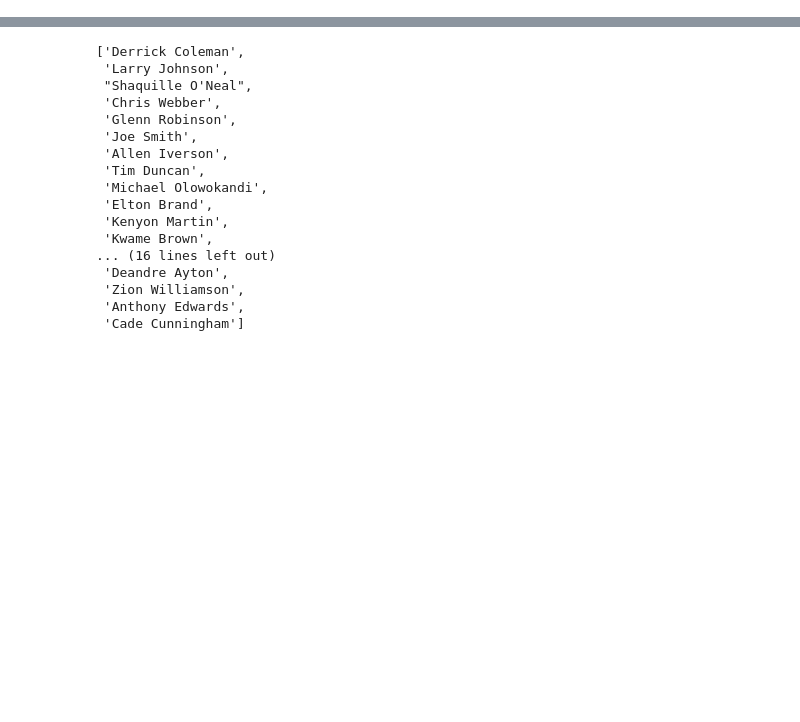
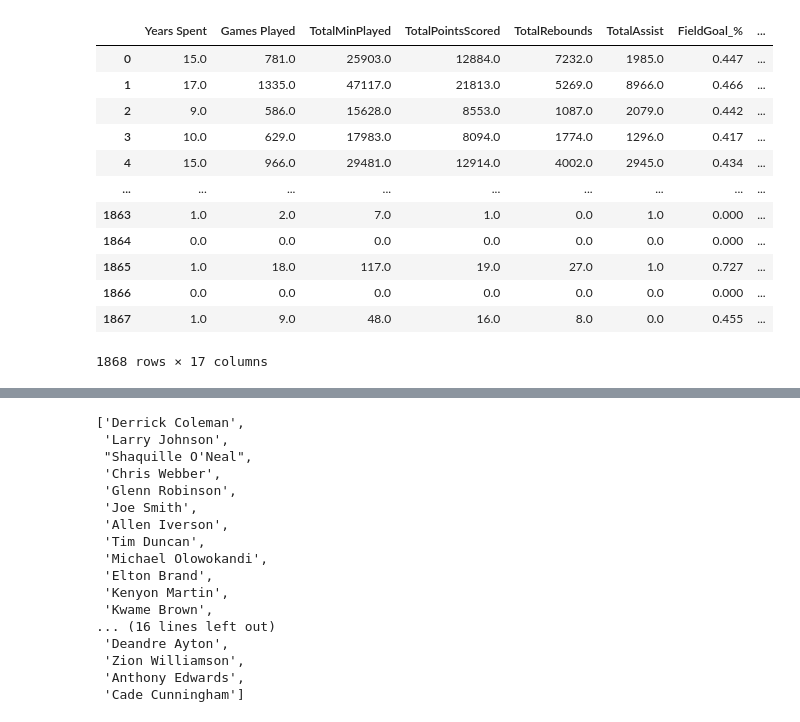
Before and after one commit to YoussoufIY/NBA-Draft-Analysis, a Jupyter notebook: NBA Project.ipynb, the cells around one changed output, grey strips where cells are left out. Cells and saved outputs as stored; diff of their text form; code cells hidden in the pictures; blank space fills up the shorter version.

Commit message:
Starts cleaning and organizing the data sets

```diff
--- a/NBA Project.ipynb
+++ b/NBA Project.ipynb
@@ -25,0 +80,11 @@ player_draft_list_df
+# %%
+# Reorganizing the columns using double brackets
+organized_nba_data = renamed_player_draft_list_df_reduced[['Pick', 'Teams','Draft Year','Player', 'Affiliations',
+       'Years Spent', 'Games Played', 'TotalMinPlayed',
+       'TotalPointsScored', 'TotalRebounds', 'TotalAssist', 'FieldGoal_%',
+       '3point_% ', 'FreeThrow_%', 'Win Shares', 'Win_sharesPer48mins',
+       'BoxPlus-Minus', 'ValueOverReplacementPlayer', 'AveMinPerGame',
+       'AvePointsPerGame', 'AveReboundPerGame', 'AveAssistPerGame'
+       ]]
+
+organized_nba_data.head()
@@ -25,0 +99,28 @@ player_draft_list_df
+# %%
+# The columns we selected with missing data are all numbered value, so we can fill NaNs with 0
+#df.replace(np.nan, 0)
+
+
+# Selecting multiple columns
+selected_columns = organized_nba_data[['Years Spent', 'Games Played', 'TotalMinPlayed',
+       'TotalPointsScored', 'TotalRebounds', 'TotalAssist', 'FieldGoal_%',
+       '3point_% ', 'FreeThrow_%', 'Win Shares', 'Win_sharesPer48mins',
+       'BoxPlus-Minus', 'ValueOverReplacementPlayer', 'AveMinPerGame',
+       'AvePointsPerGame', 'AveReboundPerGame', 'AveAssistPerGame',]]
+
+organized_nba_data2 = selected_columns.replace(np.nan, 0)
+organized_nba_data2
+# %% [output]
+|  | Years Spent | Games Played | TotalMinPlayed | TotalPointsScored | TotalRebounds | TotalAssist | FieldGoal_% | ... |
+| 0 | 15.0 | 781.0 | 25903.0 | 12884.0 | 7232.0 | 1985.0 | 0.447 | ... |
+| 1 | 17.0 | 1335.0 | 47117.0 | 21813.0 | 5269.0 | 8966.0 | 0.466 | ... |
+| 2 | 9.0 | 586.0 | 15628.0 | 8553.0 | 1087.0 | 2079.0 | 0.442 | ... |
+| 3 | 10.0 | 629.0 | 17983.0 | 8094.0 | 1774.0 | 1296.0 | 0.417 | ... |
+| 4 | 15.0 | 966.0 | 29481.0 | 12914.0 | 4002.0 | 2945.0 | 0.434 | ... |
+| ... | ... | ... | ... | ... | ... | ... | ... | ... |
+| 1863 | 1.0 | 2.0 | 7.0 | 1.0 | 0.0 | 1.0 | 0.000 | ... |
+| 1864 | 0.0 | 0.0 | 0.0 | 0.0 | 0.0 | 0.0 | 0.000 | ... |
+| 1865 | 1.0 | 18.0 | 117.0 | 19.0 | 27.0 | 1.0 | 0.727 | ... |
+| 1866 | 0.0 | 0.0 | 0.0 | 0.0 | 0.0 | 0.0 | 0.000 | ... |
+| 1867 | 1.0 | 9.0 | 48.0 | 16.0 | 8.0 | 0.0 | 0.455 | ... |
+1868 rows × 17 columns
```
Also changed, not shown: parts of 13 cells of this notebook, 2 other files.
